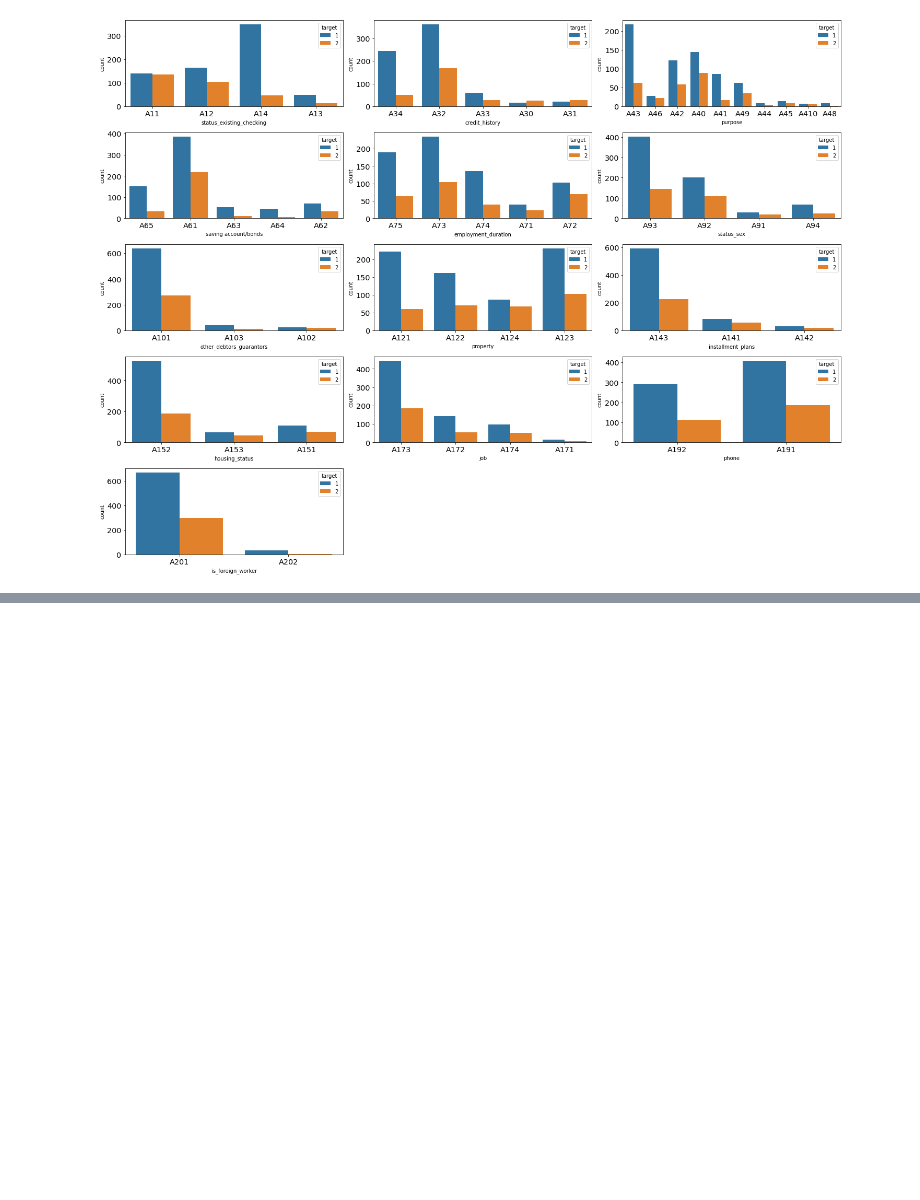
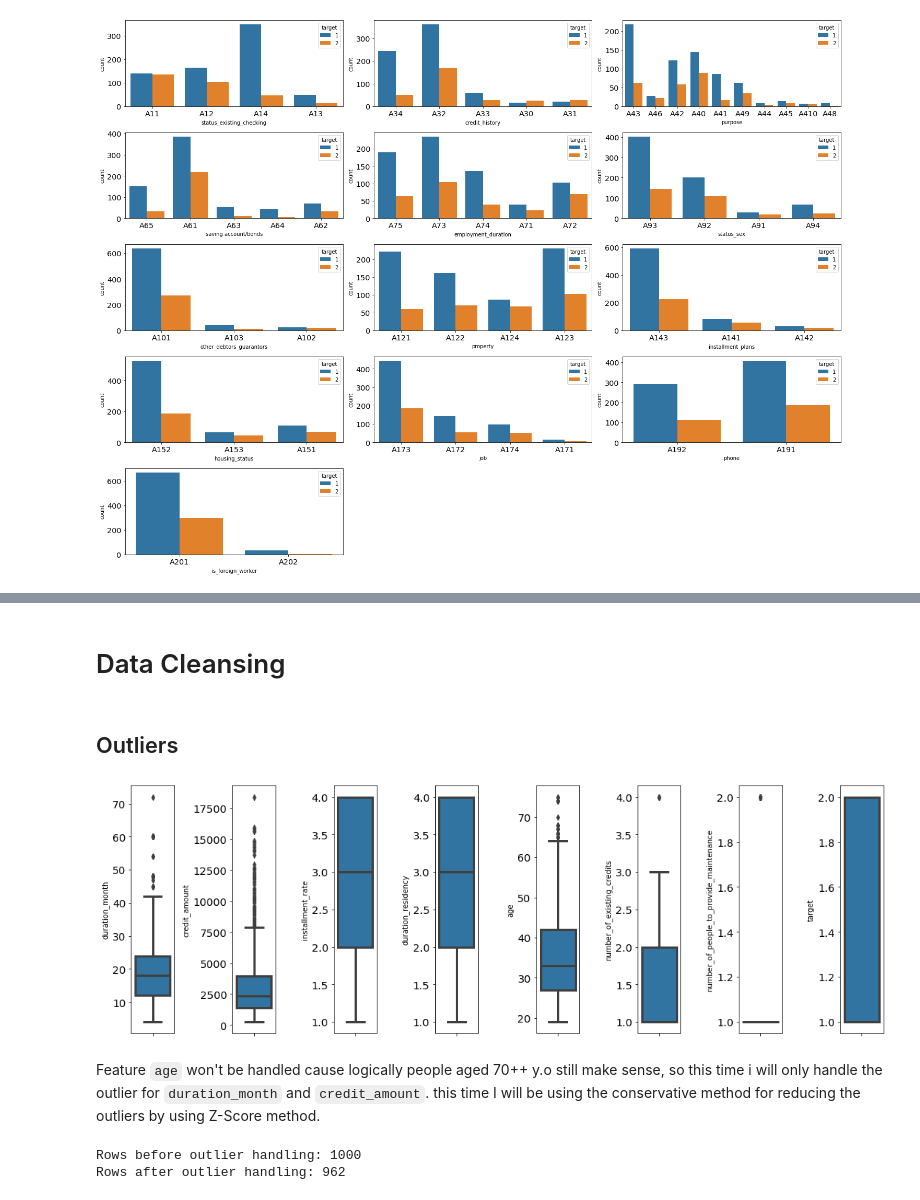
Before and after one commit to chakraskun/supervised-learning-german-credit-data, a Jupyter notebook: supervised-learning.ipynb, the cells around one changed output, grey strips where cells are left out. Drawn from its saved outputs; the diff is of its cells as text; code cells hidden in the pictures; blank space fills up the shorter version.

Commit message:
handle outliers and [wip]feature transformation

```diff
--- a/supervised-learning.ipynb
+++ b/supervised-learning.ipynb
@@ -159,0 +158,25 @@ for i in range(0, len(numericals)):
+# %% [markdown]
+# Data Cleansing
+# %% [markdown]
+## Outliers
+# %%
+plt.figure(figsize=(15, 5))
+for i in range(0, len(numericals)):
+    plt.subplot(1, len(numericals), i+1)
+    sns.boxplot(y=df[numericals[i]])
+    plt.tight_layout()
+# %% [output]
+[figure, added]
+# %% [markdown]
+Feature `age` won't be handled cause logically people aged 70++ y.o still make sense, so this time i will only handle the outlier for `duration_month` and `credit_amount`. this time I will be using the conservative method for reducing the outliers by using Z-Score method.
+# %%
+print(f'Rows before outlier handling: {len(df)}')
+outlier_handled_features = ['duration_month', 'credit_amount']
+for i in outlier_handled_features:
+  zscore = np.abs(stats.zscore(df[i]))
+  filtered_entries = (zscore < 3)
+  df = df[filtered_entries]
+print(f'Rows after outlier handling: {len(df)}')
+# %% [output]
+Rows before outlier handling: 1000
+Rows after outlier handling: 962
```
Also changed, not shown: parts of 17 cells of this notebook, 1 other file.
